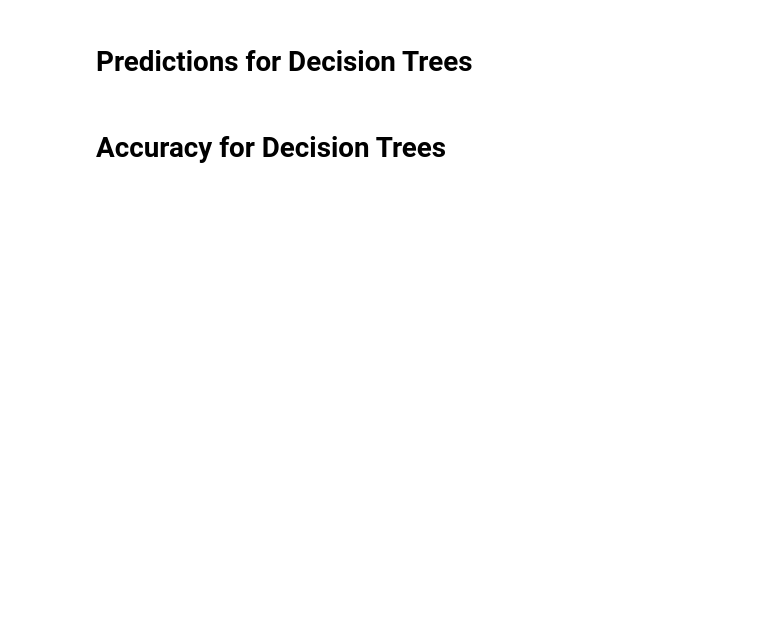
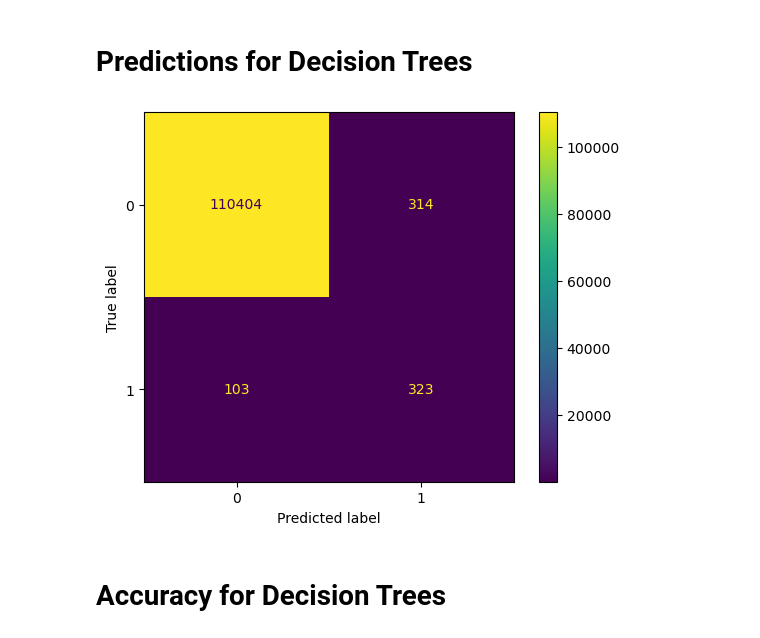
Before and after one commit to JasonL2130/CS334_FinalProject, a Jupyter notebook: new_model_creation.ipynb, the cells around one changed output. Saved outputs shown, nothing was run; the diff lists cells and outputs as text; code cells hidden in the pictures; blank space fills up the shorter version.

```diff
--- a/new_model_creation.ipynb
+++ b/new_model_creation.ipynb
@@ -83,6 +98,13 @@ DT_gender, time_elapsed_gender = mc.Modelling(DecisionTreeClassifier(**optimal_p
 # %%
 # Predictions for Base Decision Tree
 DT_base_predict = DT_base.predict(X_test_pi)
+# %%
+confusion_matrix = confusion_matrix(y_test_pi, DT_base_predict)
+cm_display = ConfusionMatrixDisplay(confusion_matrix, display_labels=[0,1])
+cm_display.plot()
+plt.show()
+# %% [output]
+[figure, added]
 # %%
 # Predictions for Decision Tree fitted on NO PI dataset
 DT_no_pi_predict = DT_no_pi.predict(X_test)
```
Also changed, not shown: parts of 23 cells of this notebook, 2 other files.
